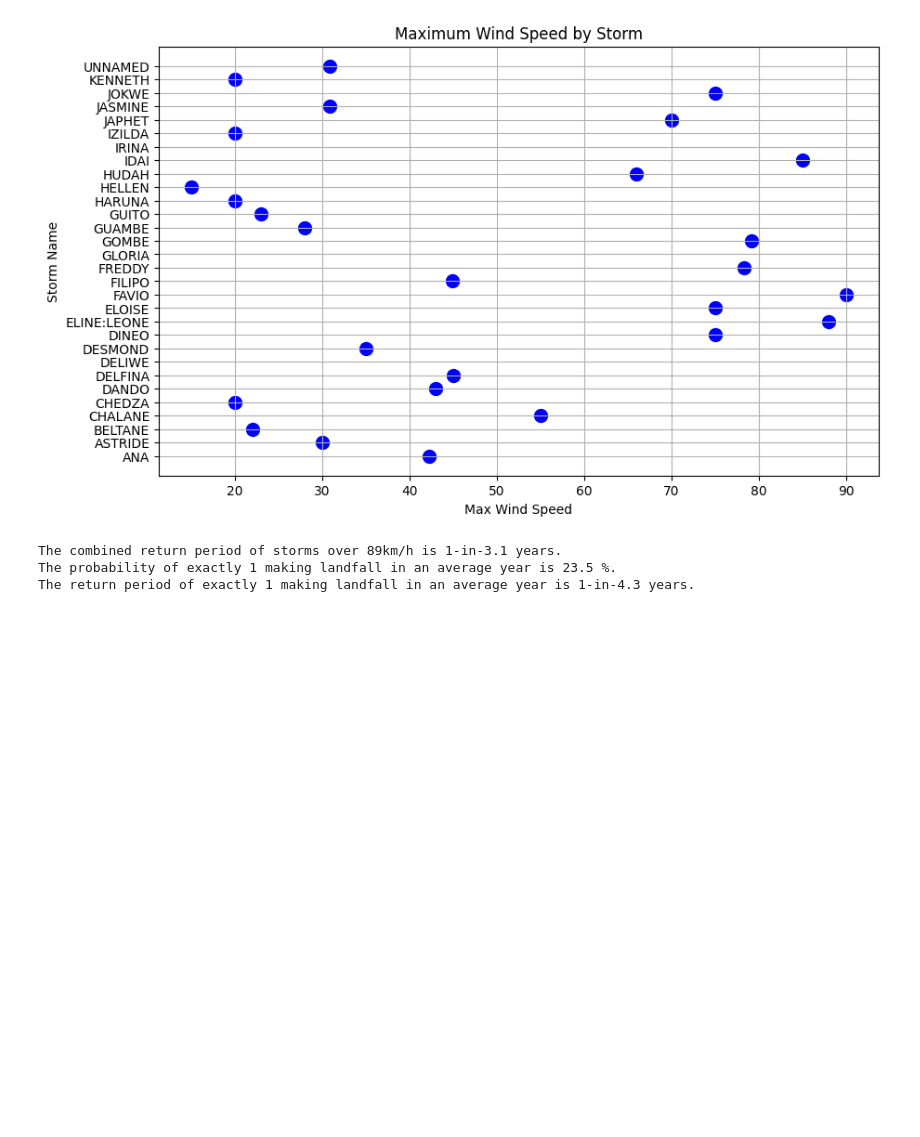
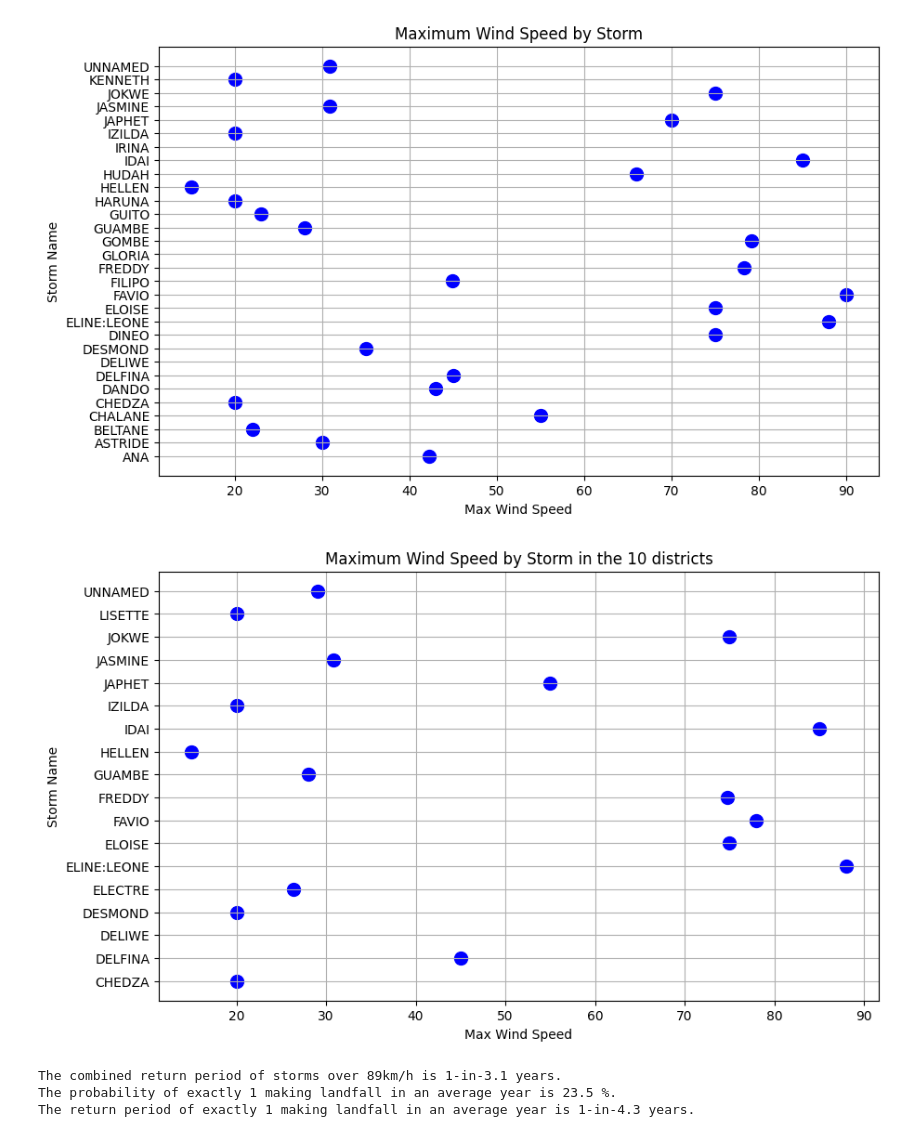
Before and after one commit to OCHA-DAP/ds-aa-moz-cyclones, a Jupyter notebook: analysis/01.0_return_period.ipynb, the cells around one changed output. Saved outputs shown, nothing was run; the diff lists cells and outputs as text; code cells hidden in the pictures; blank space fills up the shorter version.

Commit message:
updating wind speed plot for the 10 districts

```diff
--- a/analysis/01.0_return_period.ipynb
+++ b/analysis/01.0_return_period.ipynb
@@ -190,6 +197,27 @@ plt.grid(True)
 plt.show()
 # %% [output]
 [figure]
+# %%
+max_values = df_adm2.groupby("NAME")["REU_USA_WIND"].max().reset_index()
+
+# Step 3: Plot the maximum values as points for each category
+plt.figure(figsize=(10, 6))
+plt.scatter(
+    max_values["REU_USA_WIND"],
+    max_values["NAME"],
+    color="blue",
+    s=100,
+    label="Max Wind Speed",
+)
+
+# Adding labels and title
+plt.ylabel("Storm Name")
+plt.xlabel("Max Wind Speed")
+plt.title("Maximum Wind Speed by Storm in the 10 districts")
+plt.grid(True)
+plt.show()
+# %% [output]
+[figure, added]
 # %%
 def calculate_storm_return_period(
     df, wind_speed_kmh, start_year, num_storms_year
```
Also changed, not shown: parts of 1 cell of this notebook.
